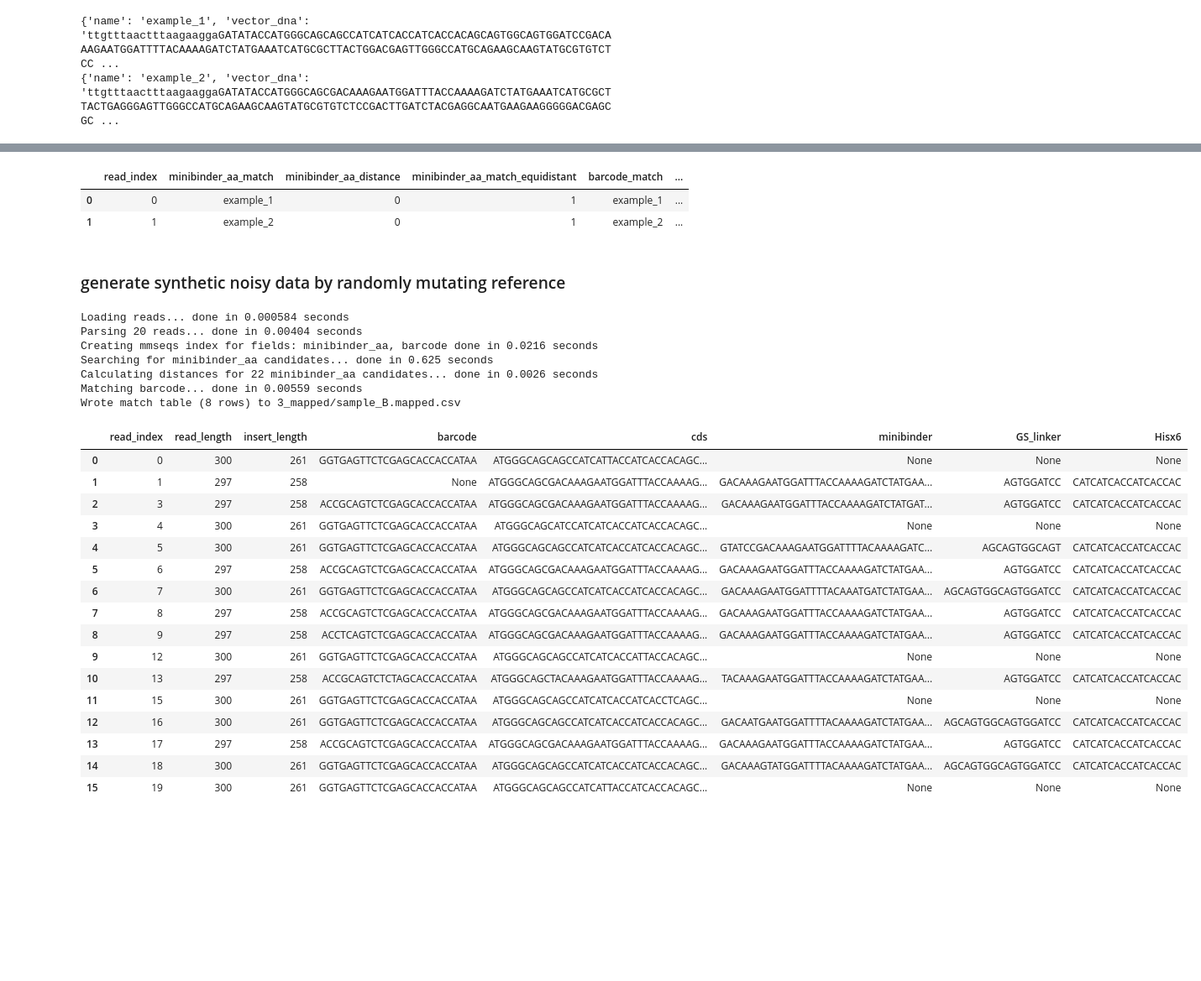
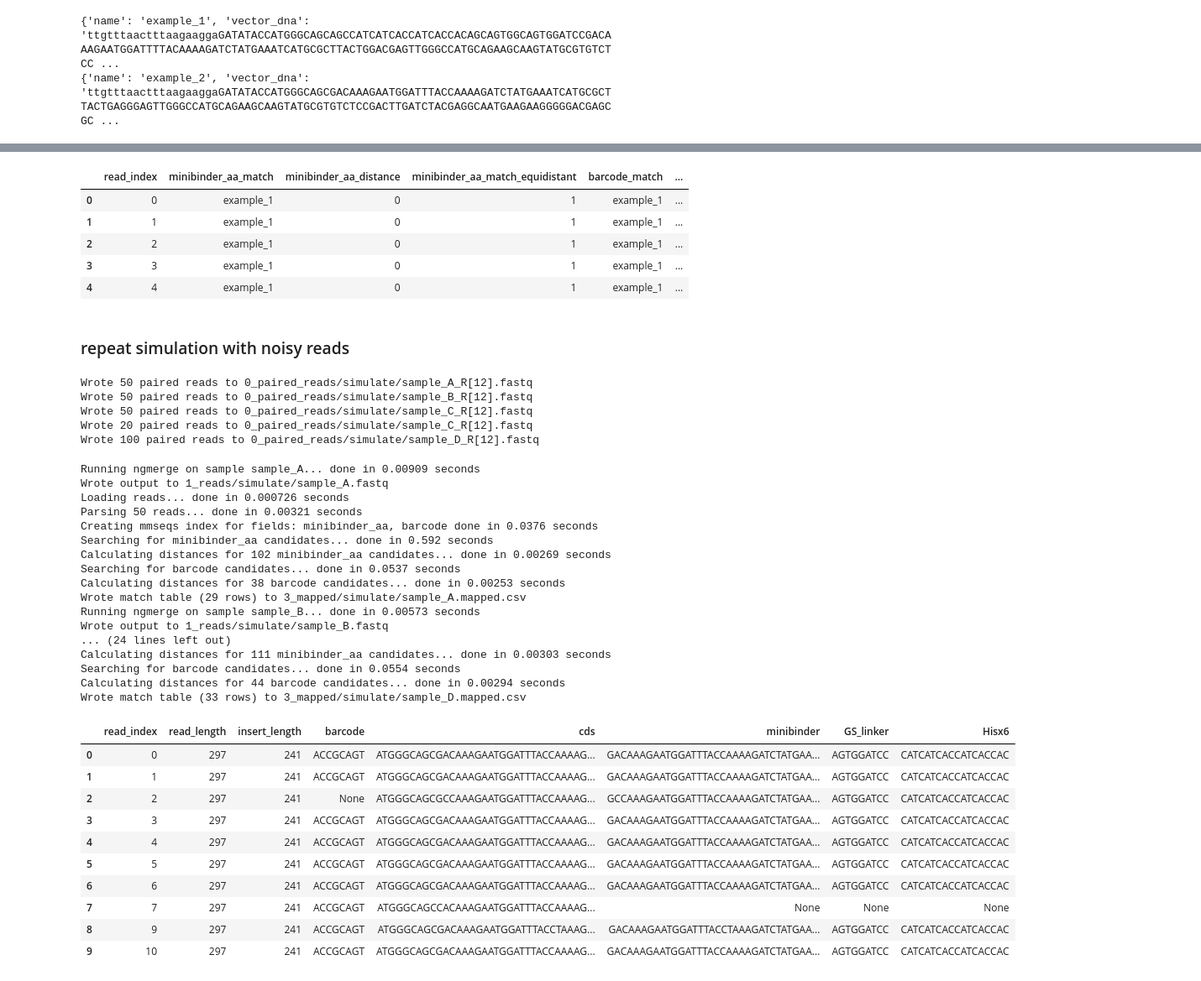
Before and after one commit to feldman4/ngs-analysis, a Jupyter notebook: examples/paired_reads/paired_read_example.ipynb, the cells around one changed output, grey strips where cells are left out. Shown: that part at 84% size. Drawn from its saved outputs; the diff is of its cells as text; code cells hidden in the pictures; blank space fills up the shorter version.

Commit message:
update example

```diff
--- a/examples/paired_reads/paired_read_example.ipynb
+++ b/examples/paired_reads/paired_read_example.ipynb
@@ -114,9 +128,12 @@ pd.read_parquet('2_parsed/simulate/sample_A.parsed.pq')
 # %%
-# in simulation mode, the parts will all be perfect matches
-pd.read_csv('3_mapped/simulate/sample_A.mapped.csv')
+# in simulation mode without mutations, the parts will all be perfect matches
+pd.read_csv('3_mapped/simulate/sample_A.mapped.csv').head()
 # %% [output]
 |  | read_index | minibinder_aa_match | minibinder_aa_distance | minibinder_aa_match_equidistant | barcode_match | ... |
 | 0 | 0 | example_1 | 0 | 1 | example_1 | ... |
-| 1 | 1 | example_2 | 0 | 1 | example_2 | ... |
+| 1 | 1 | example_1 | 0 | 1 | example_1 | ... |
+| 2 | 2 | example_1 | 0 | 1 | example_1 | ... |
+| 3 | 3 | example_1 | 0 | 1 | example_1 | ... |
+| 4 | 4 | example_1 | 0 | 1 | example_1 | ... |
 # %% [markdown]
-### generate synthetic noisy data by randomly mutating reference
+### repeat simulation with noisy reads
@@ -137,34 +140,48 @@ write_fake_fastq('1_reads/sample_B.fastq', mutant_reads)
+# %%
+app.simulate_paired_reads(mutations_per_read=3, mutate_to_N=True)
+# %% [output]
+Wrote 50 paired reads to 0_paired_reads/simulate/sample_A_R[12].fastq
+Wrote 50 paired reads to 0_paired_reads/simulate/sample_B_R[12].fastq
+Wrote 50 paired reads to 0_paired_reads/simulate/sample_C_R[12].fastq
+Wrote 20 paired reads to 0_paired_reads/simulate/sample_C_R[12].fastq
+Wrote 100 paired reads to 0_paired_reads/simulate/sample_D_R[12].fastq
 # %%
-app.parse_reads('sample_B')
-app.map_parsed_reads('sample_B')
+for sample in app.load_samples()['sample']:
+    app.merge_read_pairs(sample, simulate=True)
+    app.parse_reads(sample, simulate=True)
+    app.map_parsed_reads(sample, simulate=True)
 # %% [output]
-Loading reads... done in 0.000584 seconds
-Parsing 20 reads... done in 0.00404 seconds
-Creating mmseqs index for fields: minibinder_aa, barcode done in 0.0216 seconds
-Searching for minibinder_aa candidates... done in 0.625 seconds
-Calculating distances for 22 minibinder_aa candidates... done in 0.0026 seconds
-Matching barcode... done in 0.00559 seconds
-Wrote match table (8 rows) to 3_mapped/sample_B.mapped.csv
+Running ngmerge on sample sample_A... done in 0.00909 seconds
+Wrote output to 1_reads/simulate/sample_A.fastq
+Loading reads... done in 0.000726 seconds
+Parsing 50 reads... done in 0.00321 seconds
+Creating mmseqs index for fields: minibinder_aa, barcode done in 0.0376 seconds
+Searching for minibinder_aa candidates... done in 0.592 seconds
+Calculating distances for 102 minibinder_aa candidates... done in 0.00269 seconds
+Searching for barcode candidates... done in 0.0537 seconds
+Calculating distances for 38 barcode candidates... done in 0.00253 seconds
+Wrote match table (29 rows) to 3_mapped/simulate/sample_A.mapped.csv
+Running ngmerge on sample sample_B... done in 0.00573 seconds
+Wrote output to 1_reads/simulate/sample_B.fastq
+... (24 lines left out)
+Calculating distances for 111 minibinder_aa candidates... done in 0.00303 seconds
+Searching for barcode candidates... done in 0.0554 seconds
+Calculating distances for 44 barcode candidates... done in 0.00294 seconds
+Wrote match table (33 rows) to 3_mapped/simulate/sample_D.mapped.csv
 # %%
-# random mutations sometimes disrupt DNA or protein parts entirely (e.g., knockout of start codon in read 7)
-pd.read_parquet('2_parsed/sample_B.parsed.pq')
+# random mutations can disrupt DNA or protein parts entirely (e.g., knockout of start codon at read_index 7)
+pd.read_parquet('2_parsed/simulate/sample_B.parsed.pq').head(10)
 # %% [output]
 |  | read_index | read_length | insert_length | barcode | cds | minibinder | GS_linker | Hisx6 |
-| 0 | 0 | 300 | 261 | GGTGAGTTCTCGAGCACCACCATAA | ATGGGCAGCAGCCATCATTACCATCACCACAGC... | None | None | None |
-| 1 | 1 | 297 | 258 | None | ATGGGCAGCGACAAAGAATGGATTTACCAAAAG... | GACAAAGAATGGATTTACCAAAAGATCTATGAA... | AGTGGATCC | CATCATCACCATCACCAC |
-| 2 | 3 | 297 | 258 | ACCGCAGTCTCGAGCACCACCATAA | ATGGGCAGCGACAAAGAATGGATTTACCAAAAG... | GACAAAGAATGGATTTACCAAAAGATCTATGAT... | AGTGGATCC | CATCATCACCATCACCAC |
-| 3 | 4 | 300 | 261 | GGTGAGTTCTCGAGCACCACCATAA | ATGGGCAGCATCCATCATCACCATCACCACAGC... | None | None | None |
-| 4 | 5 | 300 | 261 | GGTGAGTTCTCGAGCACCACCATAA | ATGGGCAGCAGCCATCATCACCATCACCACAGC... | GTATCCGACAAAGAATGGATTTTACAAAAGATC... | AGCAGTGGCAGT | CATCATCACCATCACCAC |
-| 5 | 6 | 297 | 258 | ACCGCAGTCTCGAGCACCACCATAA | ATGGGCAGCGACAAAGAATGGATTTACCAAAAG... | GACAAAGAATGGATTTACCAAAAGATCTATGAA... | AGTGGATCC | CATCATCACCATCACCAC |
-| 6 | 7 | 300 | 261 | GGTGAGTTCTCGAGCACCACCATAA | ATGGGCAGCAGCCATCATCACCATCACCACAGC... | GACAAAGAATGGATTTTACAAATGATCTATGAA... | AGCAGTGGCAGTGGATCC | CATCATCACCATCACCAC |
-| 7 | 8 | 297 | 258 | ACCGCAGTCTCGAGCACCACCATAA | ATGGGCAGCGACAAAGAATGGATTTACCAAAAG... | GACAAAGAATGGATTTACCAAAAGATCTATGAA... | AGTGGATCC | CATCATCACCATCACCAC |
-| 8 | 9 | 297 | 258 | ACCTCAGTCTCGAGCACCACCATAA | ATGGGCAGCGACAAAGAATGGATTTACCAAAAG... | GACAAAGAATGGATTTACCAAAAGATCTATGAA... | AGTGGATCC | CATCATCACCATCACCAC |
-| 9 | 12 | 300 | 261 | GGTGAGTTCTCGAGCACCACCATAA | ATGGGCAGCAGCCATCATCACCATTACCACAGC... | None | None | None |
-| 10 | 13 | 297 | 258 | ACCGCAGTCTCTAGCACCACCATAA | ATGGGCAGCTACAAAGAATGGATTTACCAAAAG... | TACAAAGAATGGATTTACCAAAAGATCTATGAA... | AGTGGATCC | CATCATCACCATCACCAC |
-| 11 | 15 | 300 | 261 | GGTGAGTTCTCGAGCACCACCATAA | ATGGGCAGCAGCCATCATCACCATCACCTCAGC... | None | None | None |
-| 12 | 16 | 300 | 261 | GGTGAGTTCTCGAGCACCACCATAA | ATGGGCAGCAGCCATCATCACCATCACCACAGC... | GACAATGAATGGATTTTACAAAAGATCTATGAA... | AGCAGTGGCAGTGGATCC | CATCATCACCATCACCAC |
-| 13 | 17 | 297 | 258 | ACCGCAGTCTCGAGCACCACCATAA | ATGGGCAGCGACAAAGAATGGATTTACCAAAAG... | GACAAAGAATGGATTTACCAAAAGATCTATGAA... | AGTGGATCC | CATCATCACCATCACCAC |
-| 14 | 18 | 300 | 261 | GGTGAGTTCTCGAGCACCACCATAA | ATGGGCAGCAGCCATCATCACCATCACCACAGC... | GACAAAGTATGGATTTTACAAAAGATCTATGAA... | AGCAGTGGCAGTGGATCC | CATCATCACCATCACCAC |
-| 15 | 19 | 300 | 261 | GGTGAGTTCTCGAGCACCACCATAA | ATGGGCAGCAGCCATCATTACCATCACCACAGC... | None | None | None |
+| 0 | 0 | 297 | 241 | ACCGCAGT | ATGGGCAGCGACAAAGAATGGATTTACCAAAAG... | GACAAAGAATGGATTTACCAAAAGATCTATGAA... | AGTGGATCC | CATCATCACCATCACCAC |
+| 1 | 1 | 297 | 241 | ACCGCAGT | ATGGGCAGCGACAAAGAATGGATTTACCAAAAG... | GACAAAGAATGGATTTACCAAAAGATCTATGAA... | AGTGGATCC | CATCATCACCATCACCAC |
+| 2 | 2 | 297 | 241 | None | ATGGGCAGCGCCAAAGAATGGATTTACCAAAAG... | GCCAAAGAATGGATTTACCAAAAGATCTATGAA... | AGTGGATCC | CATCATCACCATCACCAC |
+| 3 | 3 | 297 | 241 | ACCGCAGT | ATGGGCAGCGACAAAGAATGGATTTACCAAAAG... | GACAAAGAATGGATTTACCAAAAGATCTATGAA... | AGTGGATCC | CATCATCACCATCACCAC |
+| 4 | 4 | 297 | 241 | ACCGCAGT | ATGGGCAGCGACAAAGAATGGATTTACCAAAAG... | GACAAAGAATGGATTTACCAAAAGATCTATGAA... | AGTGGATCC | CATCATCACCATCACCAC |
+| 5 | 5 | 297 | 241 | ACCGCAGT | ATGGGCAGCGACAAAGAATGGATTTACCAAAAG... | GACAAAGAATGGATTTACCAAAAGATCTATGAA... | AGTGGATCC | CATCATCACCATCACCAC |
+| 6 | 6 | 297 | 241 | ACCGCAGT | ATGGGCAGCGACAAAGAATGGATTTACCAAAAG... | GACAAAGAATGGATTTACCAAAAGATCTATGAA... | AGTGGATCC | CATCATCACCATCACCAC |
+| 7 | 7 | 297 | 241 | ACCGCAGT | ATGGGCAGCCACAAAGAATGGATTTACCAAAAG... | None | None | None |
+| 8 | 9 | 297 | 241 | ACCGCAGT | ATGGGCAGCGACAAAGAATGGATTTACCTAAAG... | GACAAAGAATGGATTTACCTAAAGATCTATGAA... | AGTGGATCC | CATCATCACCATCACCAC |
+| 9 | 10 | 297 | 241 | ACCGCAGT | ATGGGCAGCGACAAAGAATGGATTTACCAAAAG... | GACAAAGAATGGATTTACCAAAAGATCTATGAA... | AGTGGATCC | CATCATCACCATCACCAC |
 # %%
 # edit distance of parsed parts to reference
```
Also changed, not shown: parts of 17 cells of this notebook, 1 other file.
